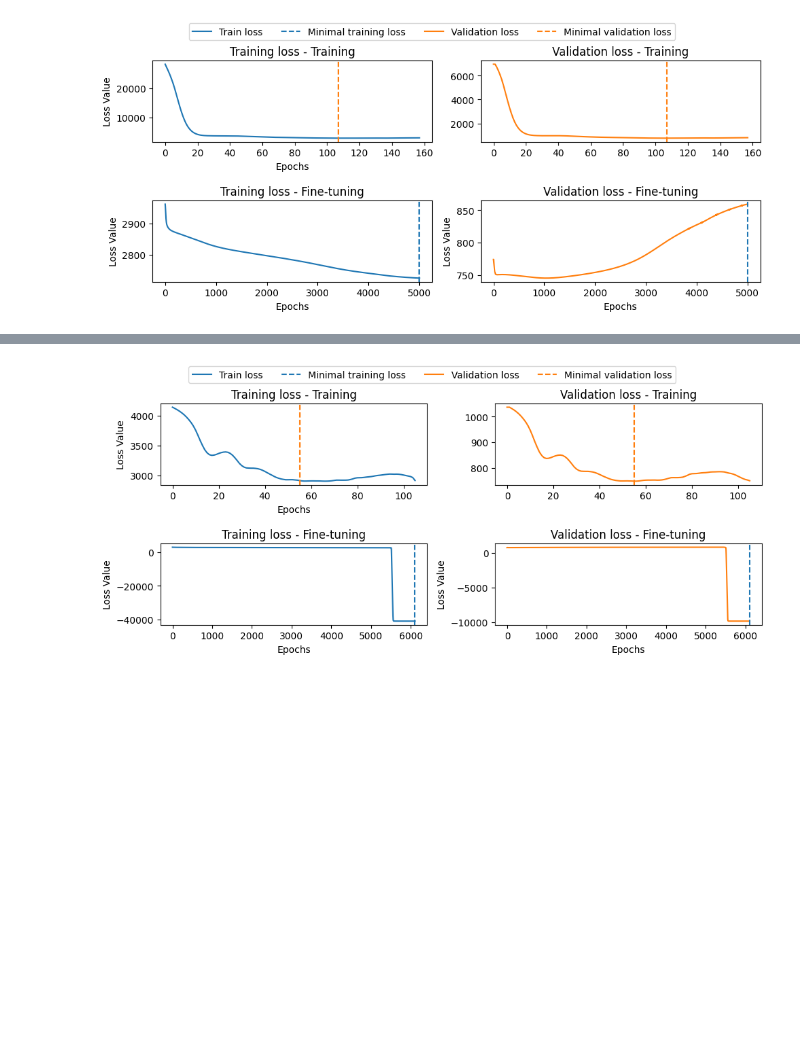
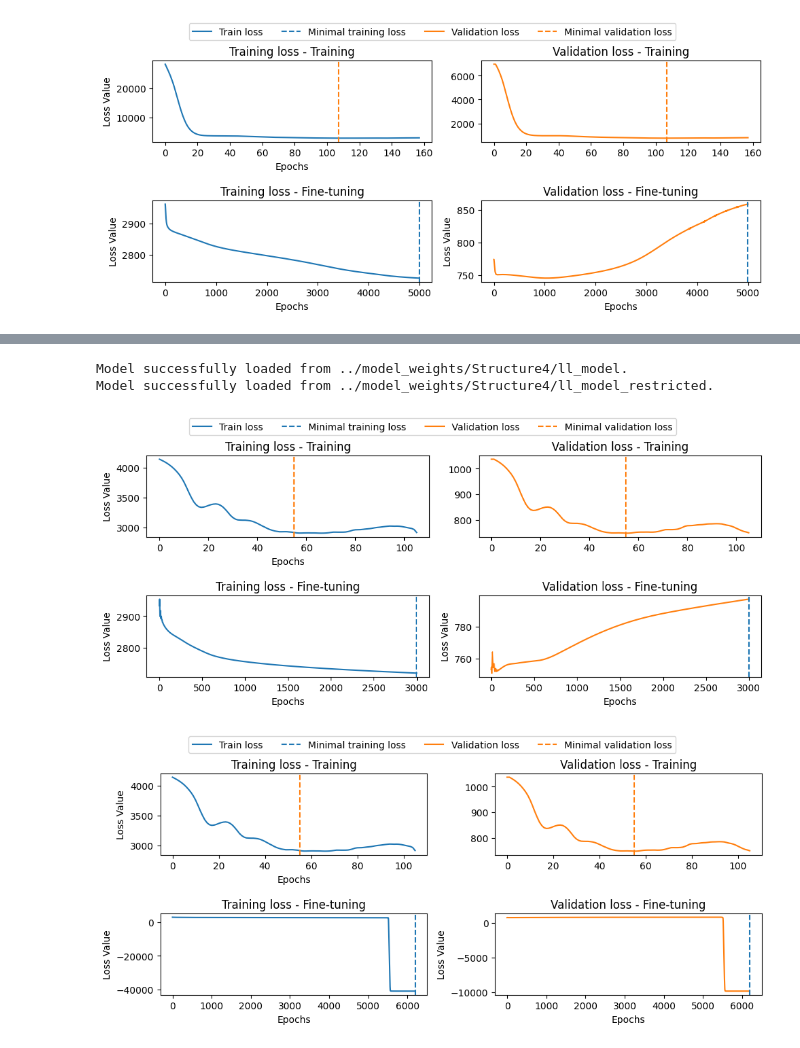
Before and after one commit to nhilariosilva/metabric_aft_models, a Jupyter notebook: notebooks/METABRIC - Cure AFT Models.ipynb, the cells around one changed output, grey strips where cells are left out. Drawn from its saved outputs; the diff is of its cells as text; code cells hidden in the pictures; blank space fills up the shorter version.

```diff
--- a/notebooks/METABRIC - Cure AFT Models.ipynb
+++ b/notebooks/METABRIC - Cure AFT Models.ipynb
@@ -301,3 +380,20 @@ Optimization finished in 47.976 seconds.
+# %%
+ll_model = thf.ModelNN(ll_parameters, ll_loss,
+                       cure_aft_neural_network, cure_aft_network_call, cure_aft_network_call_nolast,
+                       input_dim = (X_train_nn.shape[1], ), seed = 10)
+ll_model_restricted = thf.ModelNN(ll_parameters, ll_loss,
+                                  cure_aft_neural_network, cure_aft_network_call, cure_aft_network_call_nolast,
+                                  input_dim = (X_train_nn.shape[1], ), seed = 10)
+
+ll_model.load_model("../model_weights/Structure4/ll_model")
+ll_model_restricted.load_model("../model_weights/Structure4/ll_model_restricted")
+# %% [output]
+Model successfully loaded from ../model_weights/Structure4/ll_model.
+Model successfully loaded from ../model_weights/Structure4/ll_model_restricted.
+# %%
+utils.plot_model_convergence( ll_model_restricted, figsize = (10,4) )
+# %% [output]
+[figure, added]
 # %%
 utils.plot_model_convergence( ll_model, figsize = (10,4) )
 # %% [output]
```
Also changed, not shown: parts of 41 cells of this notebook, 36 other files.
